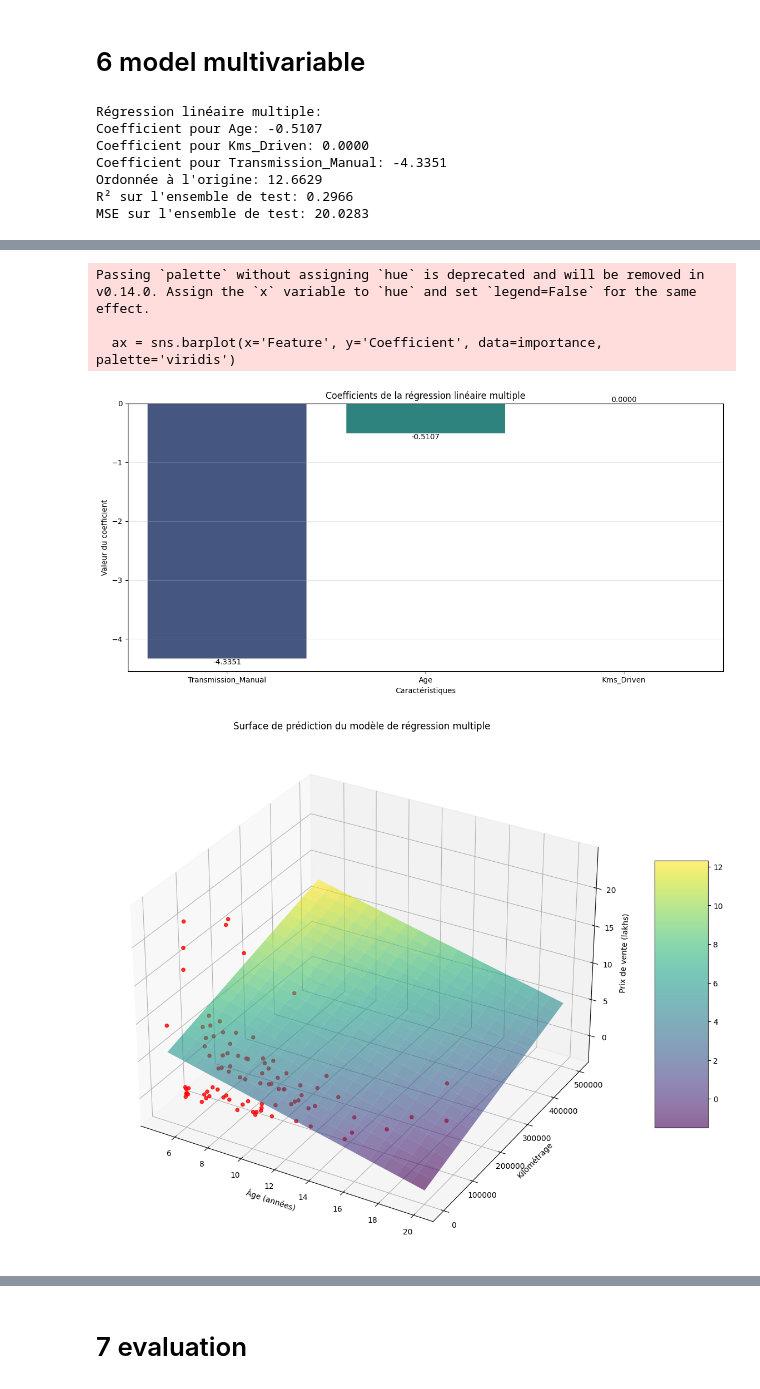
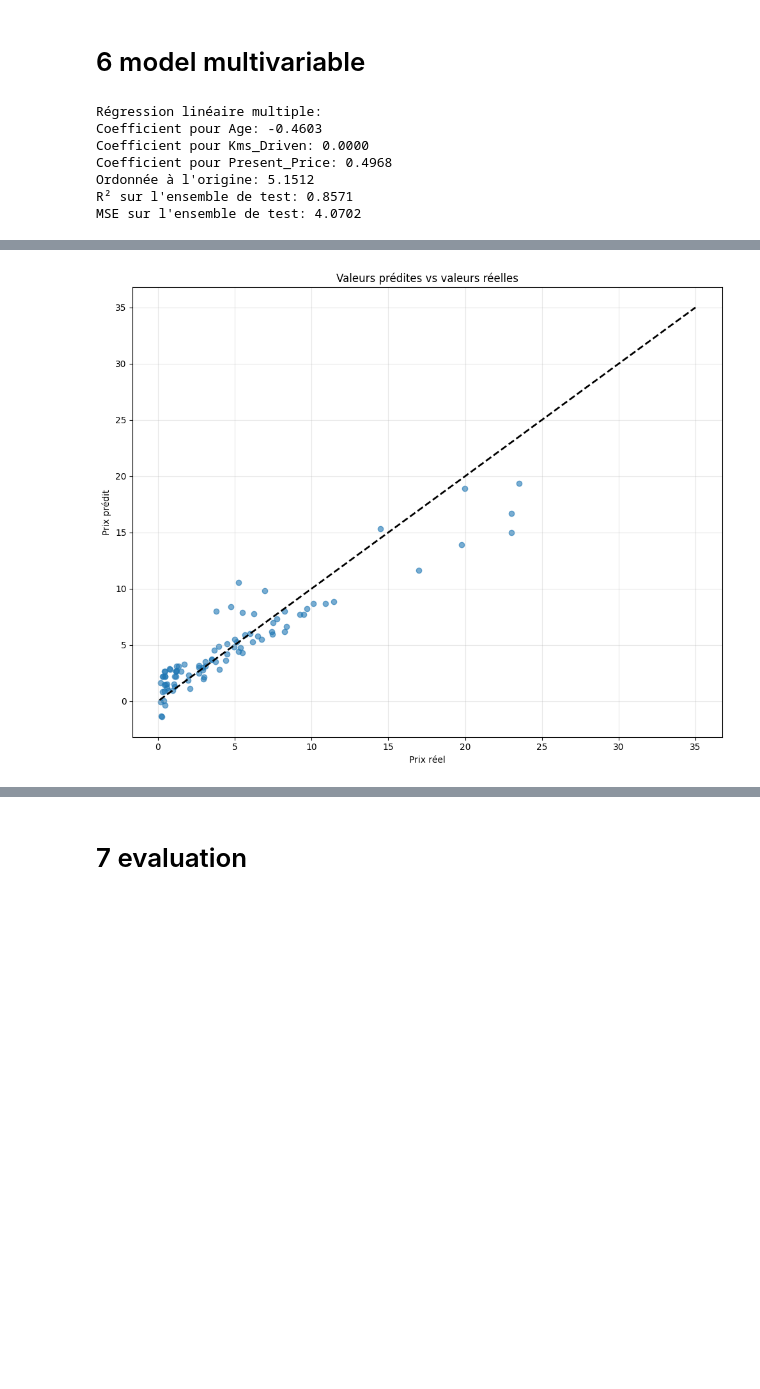
Before and after one commit to ali-bousrira/new-car, a Jupyter notebook: cars_df.ipynb, the cells around one changed output, grey strips where cells are left out. Saved outputs shown, nothing was run; the diff lists cells and outputs as text; code cells hidden in the pictures; blank space fills up the shorter version.

Commit message:
modification des reponse pour la question 6

```diff
--- a/cars_df.ipynb
+++ b/cars_df.ipynb
@@ -206,7 +206,7 @@ MSE sur l'ensemble de test: 26.7198
 df_encoded = pd.get_dummies(df, columns=['Transmission'], drop_first=True)
 
 # Sélection des caractéristiques (Age, Kms_Driven et Transmission)
-features = ['Age', 'Kms_Driven', 'Transmission_Manual']
+features = ['Age', 'Kms_Driven', 'Present_Price']
 X_multi = df_encoded[features]
 y_multi = df_encoded['Selling_Price']
 
@@ -247,64 +247,7 @@ plt.title('Matrice de corrélation des variables')
 plt.tight_layout()
 plt.show()
 
-# 2. Importance des caractéristiques
-importance = pd.DataFrame({
-    'Feature': features,
-    'Coefficient': model_multi.coef_,
-    'Absolute_Importance': np.abs(model_multi.coef_)
-})
-importance = importance.sort_values('Absolute_Importance', ascending=False)
-
-plt.figure(figsize=(12, 6))
-ax = sns.barplot(x='Feature', y='Coefficient', data=importance, palette='viridis')
-plt.title('Coefficients de la régression linéaire multiple')
-plt.xlabel('Caractéristiques')
-plt.ylabel('Valeur du coefficient')
-plt.axhline(y=0, color='r', linestyle='-', alpha=0.3)
-plt.grid(axis='y', alpha=0.3)
-
-# Ajout des valeurs sur les barres
-for i, p in enumerate(ax.patches):
-    ax.annotate(f"{p.get_height():.4f}",
-                (p.get_x() + p.get_width() / 2., p.get_height()),
-                ha='center', va='bottom' if p.get_height() > 0 else 'top')
-plt.tight_layout()
-plt.show()
-
-# 3. Visualisation 3D des prédictions (pour Age, Kms_Driven et Selling_Price)
-fig = plt.figure(figsize=(12, 10))
-ax = fig.add_subplot(111, projection='3d')
-
-# Création d'une grille pour la surface de prédiction
-x_min, x_max = X_multi['Age'].min(), X_multi['Age'].max()
-y_min, y_max = X_multi['Kms_Driven'].min(), X_multi['Kms_Driven'].max()
-xx, yy = np.meshgrid(np.linspace(x_min, x_max, 20),
-                      np.linspace(y_min, y_max, 20))
-
-# Préparation des données pour la prédiction (en supposant Transmission_Manual=1)
-grid_points = np.c_[xx.ravel(), yy.ravel(), np.ones(xx.ravel().shape[0])]
-Z = model_multi.predict(grid_points).reshape(xx.shape)
-
-# Tracé de la surface de prédiction
-surf = ax.plot_surface(xx, yy, Z, cmap='viridis', alpha=0.6,
-                      linewidth=0, antialiased=True)
-
-# Tracé des points réels
-sc = ax.scatter(X_test_multi['Age'], X_test_multi['Kms_Driven'],
-               y_test_multi, c='red', marker='o', alpha=0.8)
-
-# Étiquettes et titre
-ax.set_xlabel('Âge (années)')
-ax.set_ylabel('Kilométrage')
-ax.set_zlabel('Prix de vente')
-ax.set_title('Surface de prédiction du modèle de régression multiple')
-
-# Ajout d'une barre de couleur
-fig.colorbar(surf, ax=ax, shrink=0.5, aspect=5)
-plt.tight_layout()
-plt.show()
-
-# 4. Graphique des prédictions vs valeurs réelles
+# 2. Graphique des prédictions vs valeurs réelles
 plt.figure(figsize=(10, 8))
 plt.scatter(y_test_multi, y_pred_multi, alpha=0.6)
 plt.plot([y_multi.min(), y_multi.max()], [y_multi.min(), y_multi.max()], 'k--', lw=2)
@@ -316,9 +259,9 @@ plt.tight_layout()
 plt.show()
 # %% [output]
 Régression linéaire multiple:
-Coefficient pour Age: -0.5107
+Coefficient pour Age: -0.4603
 Coefficient pour Kms_Driven: 0.0000
-Coefficient pour Transmission_Manual: -4.3351
-Ordonnée à l'origine: 12.6629
-R² sur l'ensemble de test: 0.2966
-MSE sur l'ensemble de test: 20.0283
+Coefficient pour Present_Price: 0.4968
+Ordonnée à l'origine: 5.1512
+R² sur l'ensemble de test: 0.8571
+MSE sur l'ensemble de test: 4.0702
@@ -326,5 +269 @@ MSE sur l'ensemble de test: 20.0283
-Passing `palette` without assigning `hue` is deprecated and will be removed in v0.14.0. Assign the `x` variable to `hue` and set `legend=False` for the same effect.
-
-  ax = sns.barplot(x='Feature', y='Coefficient', data=importance, palette='viridis')
-[figure, old version]
+[figure, new version]
-[figure, removed]
```
Also changed, not shown: parts of 7 cells of this notebook.
